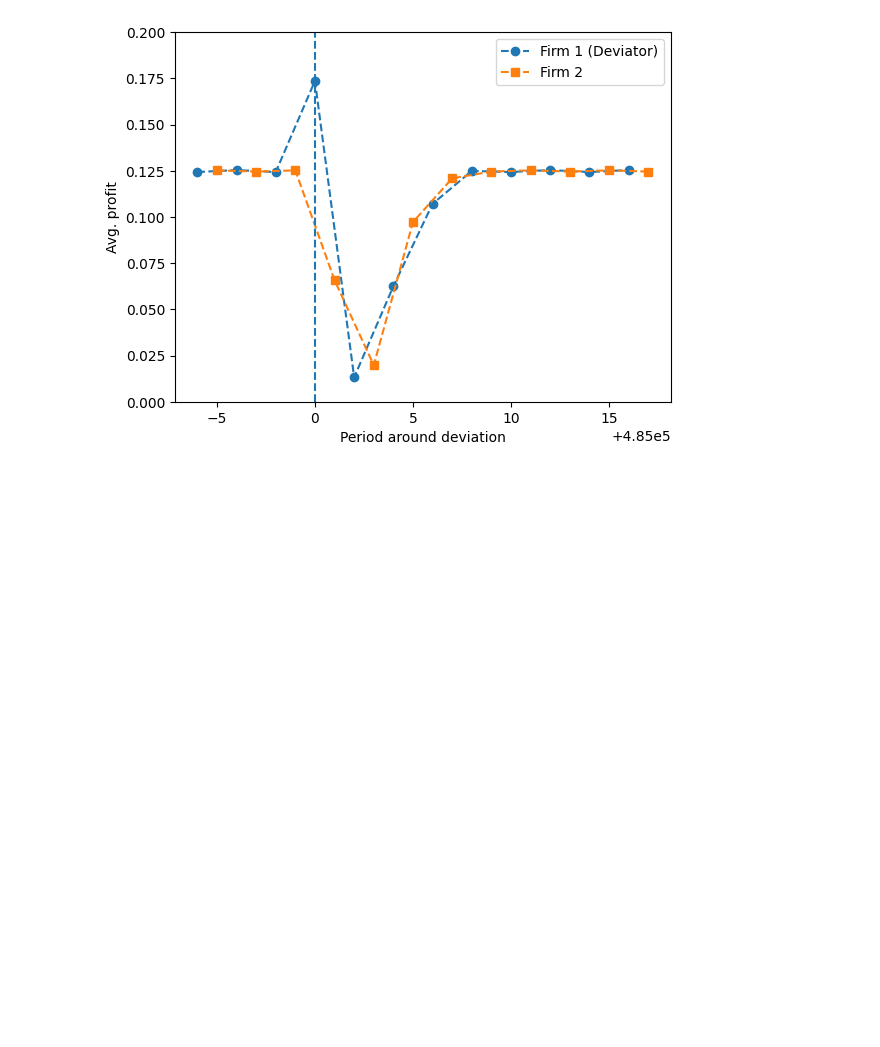
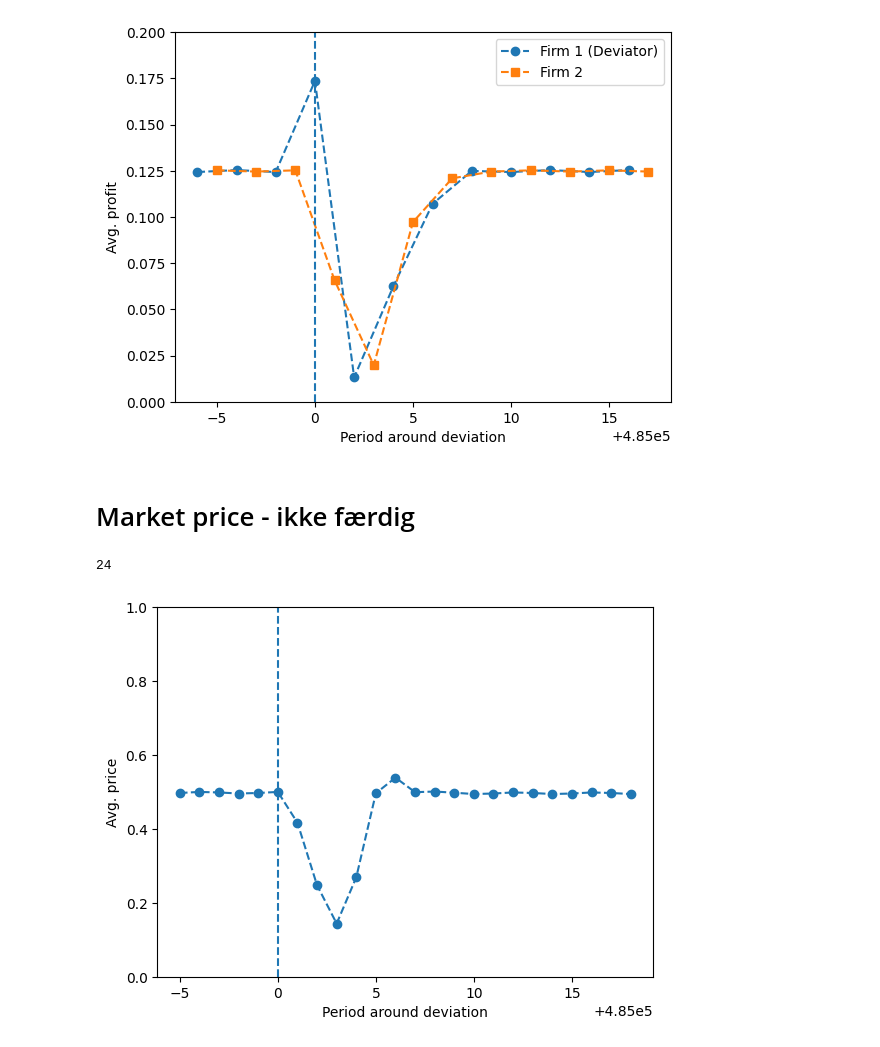
Before and after one commit to KirstineJ/Bachelor, a Jupyter notebook: Bachelor_forced_deviation.ipynb, the cells around one changed output. Saved outputs shown, nothing was run; the diff lists cells and outputs as text; code cells hidden in the pictures; blank space fills up the shorter version.

```diff
--- a/Bachelor_forced_deviation.ipynb
+++ b/Bachelor_forced_deviation.ipynb
@@ -166,7 +172,7 @@ def Simulations(sim, price, period, delta, alpha, theta):
 # %%
 start_time  = time.time()
 
-total_profit_plot, avg_profit_1_plot, avg_profit_2_plot, profit_total_1, profit_total_2, deviating, change_arr_1, change_arr_2 = Simulations(1000, P, 500000, 0.95, 0.3, 0.0000276306)
+total_profit_plot, avg_profit_1_plot, avg_profit_2_plot, profit_total_1, profit_total_2, deviating, change_arr_1, change_arr_2, price_list = Simulations(1000, P, 500000, 0.95, 0.3, 0.0000276306)
 
 end_time = time.time()
 
@@ -221,3 +229,44 @@ plt.legend()
 plt.show()
 # %% [output]
 [figure]
+# %% [markdown]
+# Market price - ikke færdig
+# %%
+def moving_avg_price(fst_arr, window_size):
+
+    moving_averages = []
+    i = 0
+    while i < len(fst_arr) - window_size + 1:
+
+        # Calculate the average of current window
+        window_average = np.sum(fst_arr[
+        i:i+window_size]) / window_size
+
+        # Store the average of current
+        # window in moving average list
+        moving_averages.append(window_average)
+
+
+        # Shift window to right by one position
+        i += 1
+    return moving_averages
+# %%
+price_list = price_list[~np.all(price_list == 0, axis=1)]
+dev_arr_price = np.mean(price_list, axis=0)
+
+dev_arr_price_mov = moving_avg_price(dev_arr_price, 2)
+
+deviation_t2 = np.arange(484995,485019)
+dev_arr_price_mov = dev_arr_price_mov[0:25]
+
+print(len(dev_arr_price_mov))
+
+plt.plot(deviation_t2, dev_arr_price_mov, '--o', label='Firm 1 (Deviator)')
+plt.vlines(x=485000, ymin=0.00, ymax=1.0, linestyle = '--')
+plt.xlabel("Period around deviation")
+plt.ylabel("Avg. price")
+plt.ylim(0.00,1.00)
+plt.show()
+# %% [output]
+24
+[figure, added]
```
Also changed, not shown: parts of 3 cells of this notebook, 3 other files.
